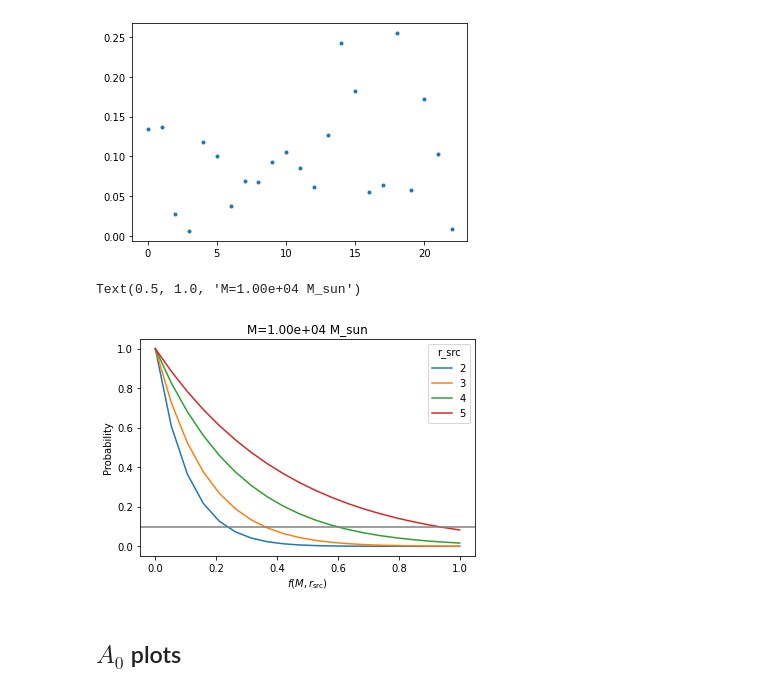
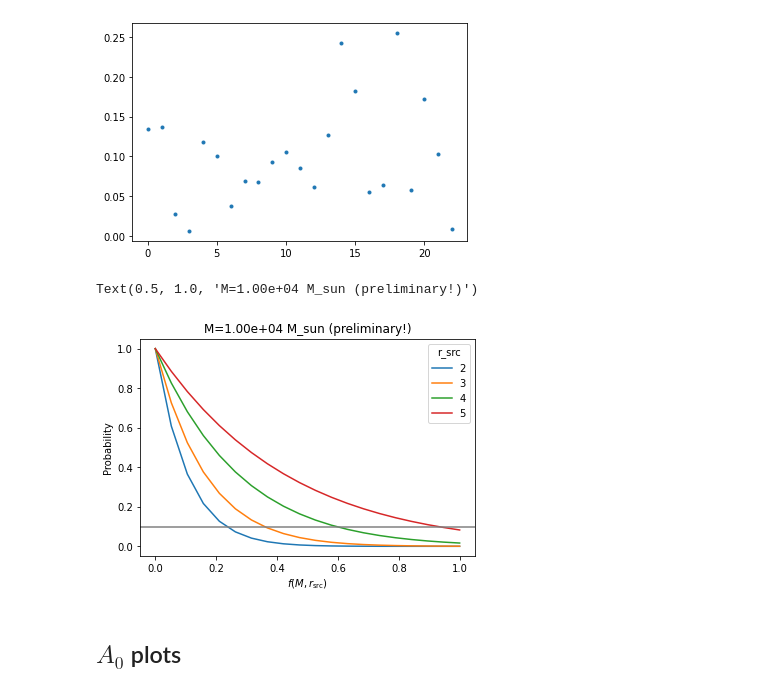
Before and after one commit to Richard-Sti/GSHE_public, a Jupyter notebook: scripts/plot_liv.ipynb, the cells around one changed output. Cells and saved outputs as stored; diff of their text form; code cells hidden in the pictures.

```diff
--- a/scripts/plot_liv.ipynb
+++ b/scripts/plot_liv.ipynb
@@ -241,22 +241,22 @@ plt.plot(0.5*ups,'.')
 # %%
 fs = np.linspace(0,1,20)
 
 M=1e4
 
 for r_src in [2,3,4,5]:
 #r_src=5
 
     Ps = np.array([P_undetected(bt90,f,M,r_src) for f in fs])
     plt.plot(fs,Ps,label=r_src)
 
 plt.legend(title='r_src')
 plt.axhline(0.1,color='gray')
 plt.xlabel(r'$f(M,r_{\rm src})$')
 plt.ylabel('Probability')
-plt.title('M=%.2e M_sun'%M)
+plt.title('M=%.2e M_sun (preliminary!)'%M)
 # %% [output]
-Text(0.5, 1.0, 'M=1.00e+04 M_sun')
+Text(0.5, 1.0, 'M=1.00e+04 M_sun (preliminary!)')
-[figure, old version]
+[figure, new version]
 # %%
 def rate(beta_lim, M, r_src):
     P_vect =  0.5*ups(beta_lim*M,r_src)
```
